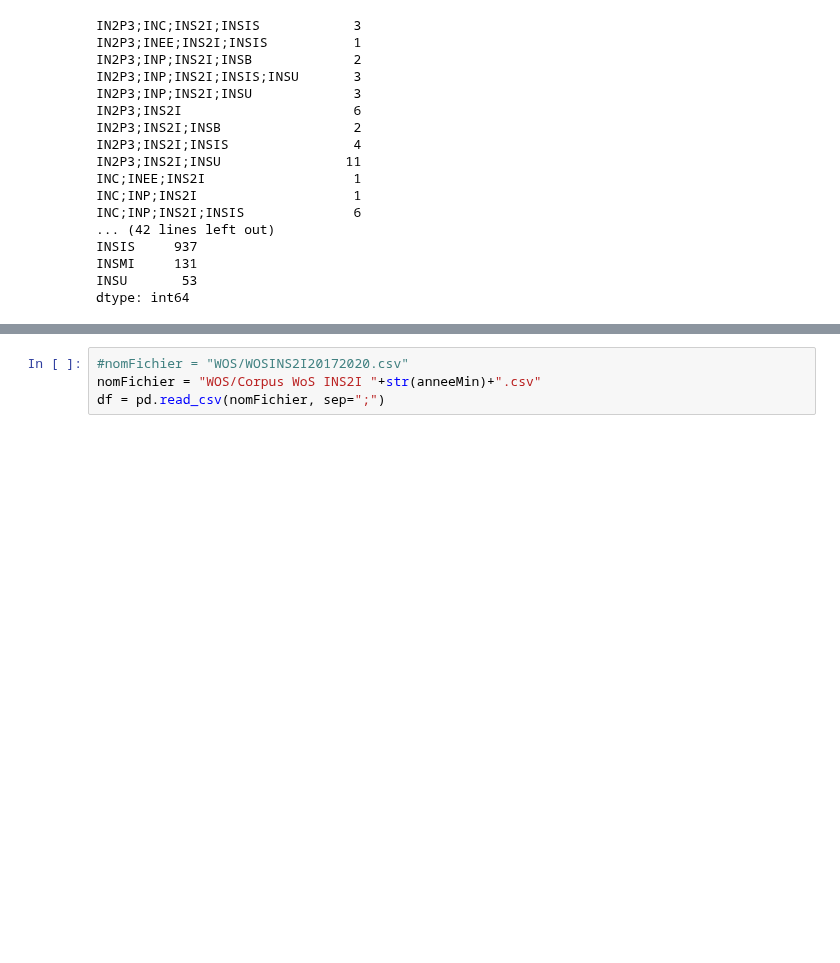
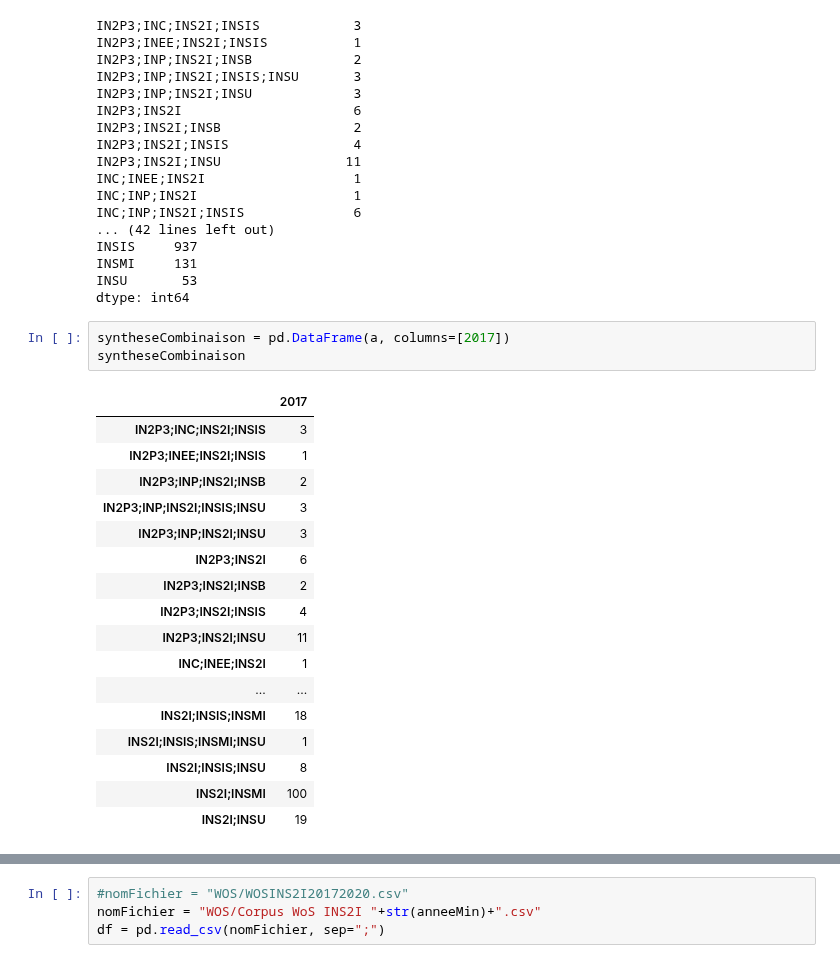
Before and after one commit to pbellot/HALPublications, a Jupyter notebook: WOS_Lodex.ipynb, the cells around one changed output, grey strips where cells are left out. Saved outputs shown, nothing was run; the diff lists cells and outputs as text; blank space fills up the shorter version.

```diff
--- a/WOS_Lodex.ipynb
+++ b/WOS_Lodex.ipynb
@@ -60,5 +107,26 @@ INSIS     937
 INSMI     131
 INSU       53
 dtype: int64
+# %%
+syntheseCombinaison = pd.DataFrame(a, columns=[2017])
+syntheseCombinaison
+# %% [output]
+|  | 2017 |
+| IN2P3;INC;INS2I;INSIS | 3 |
+| IN2P3;INEE;INS2I;INSIS | 1 |
+| IN2P3;INP;INS2I;INSB | 2 |
+| IN2P3;INP;INS2I;INSIS;INSU | 3 |
+| IN2P3;INP;INS2I;INSU | 3 |
+| IN2P3;INS2I | 6 |
+| IN2P3;INS2I;INSB | 2 |
+| IN2P3;INS2I;INSIS | 4 |
+| IN2P3;INS2I;INSU | 11 |
+| INC;INEE;INS2I | 1 |
+| ... | ... |
+| INS2I;INSIS;INSMI | 18 |
+| INS2I;INSIS;INSMI;INSU | 1 |
+| INS2I;INSIS;INSU | 8 |
+| INS2I;INSMI | 100 |
+| INS2I;INSU | 19 |
 # %%
 a, b = analyseInstituts("WOS/Corpus WoS INS2I 2018.csv", 'CNRS - Institut')
```
Also changed, not shown: parts of 8 cells of this notebook.
